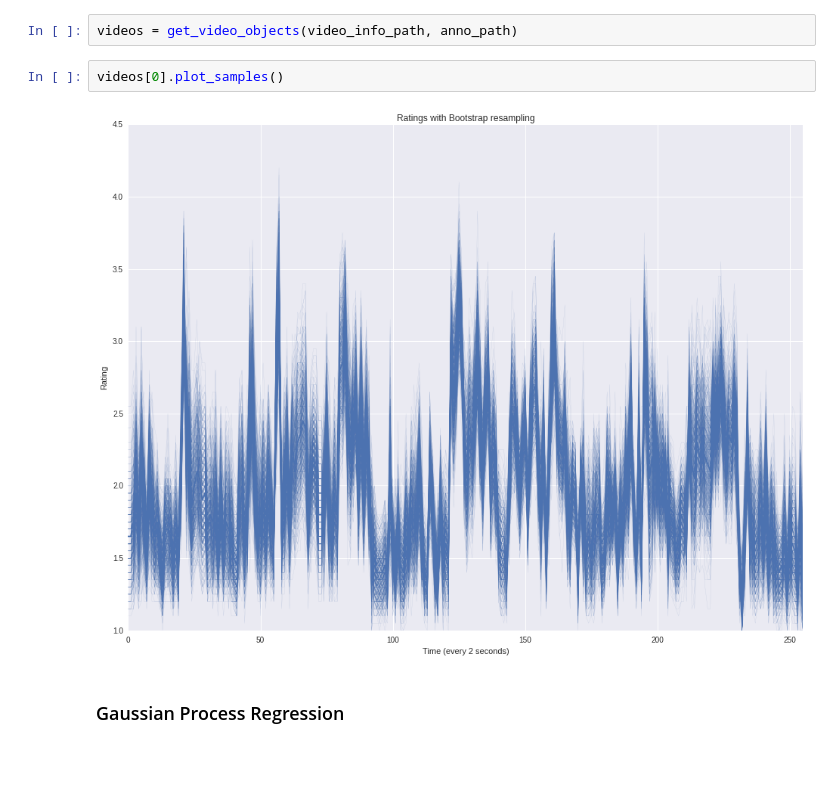
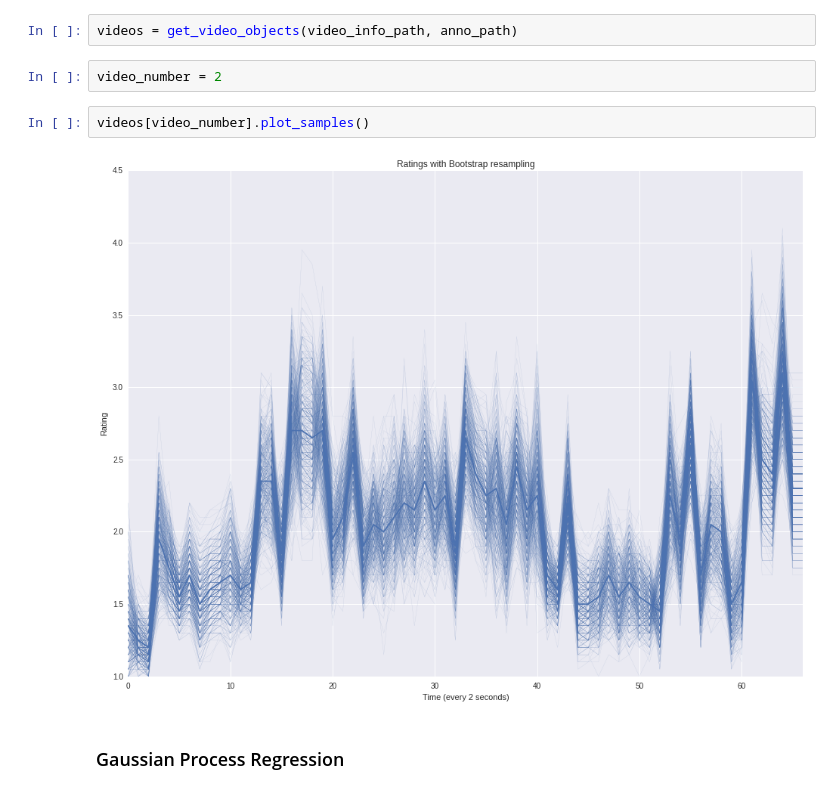
Before and after one commit to mvpduncan/VidSummarAI, a Jupyter notebook: explore/annotations.ipynb, the cells around one changed output. Drawn from its saved outputs; the diff is of its cells as text; blank space fills up the shorter version.

```diff
--- a/explore/annotations.ipynb
+++ b/explore/annotations.ipynb
@@ -17,10 +17,12 @@ video_info_path = "../data/data/ydata-tvsum50-info.tsv"
 anno_path = "../data/data/ydata-tvsum50-anno.tsv"
 # %%
 videos = get_video_objects(video_info_path, anno_path)
+# %%
+video_number = 2
 # %%
-videos[0].plot_samples()
+videos[video_number].plot_samples()
 # %% [output]
-[figure, old version]
+[figure, new version]
 # %% [markdown]
 ### Gaussian Process Regression
 # %% [markdown]
```
Also changed, not shown: parts of 5 cells of this notebook, 1 other file.
